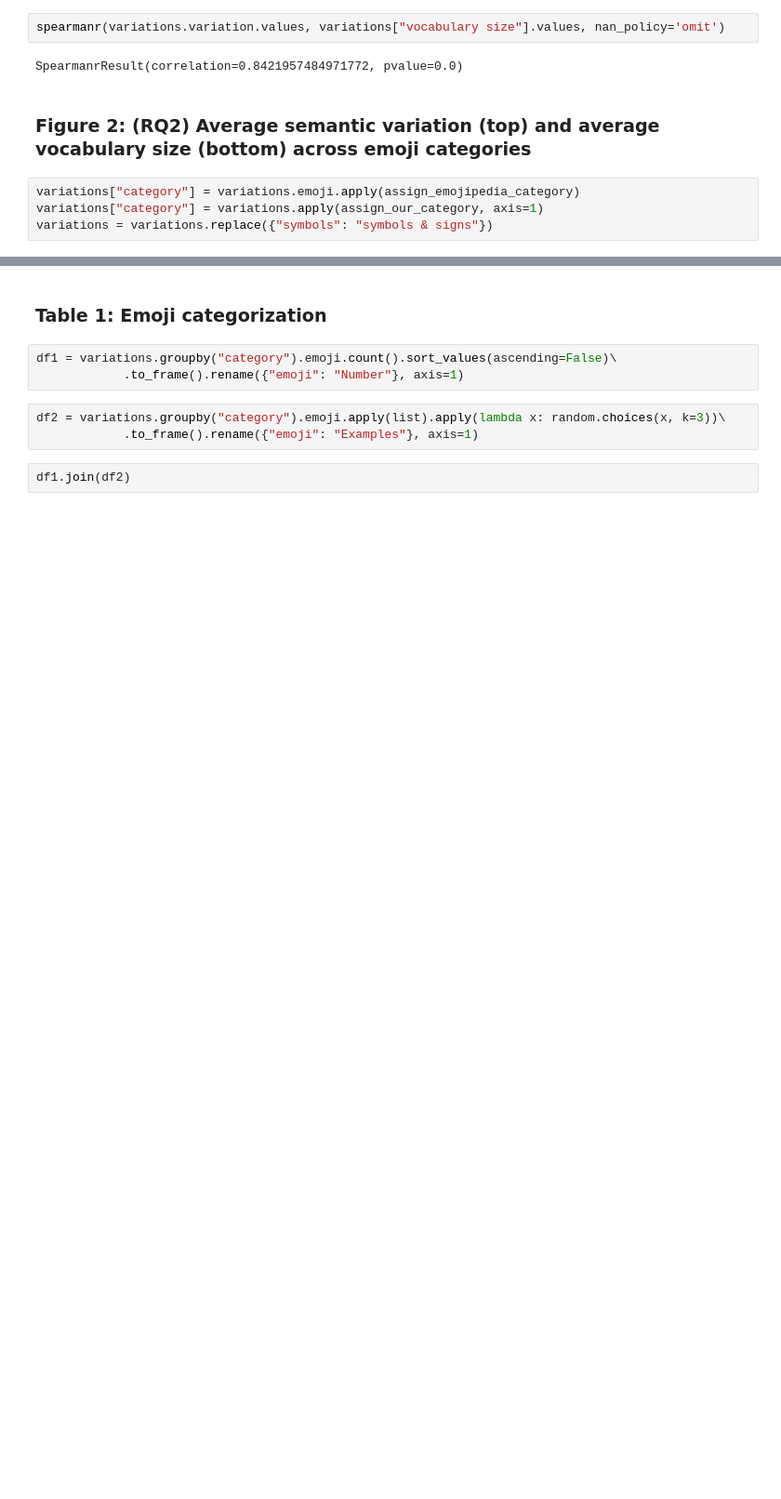
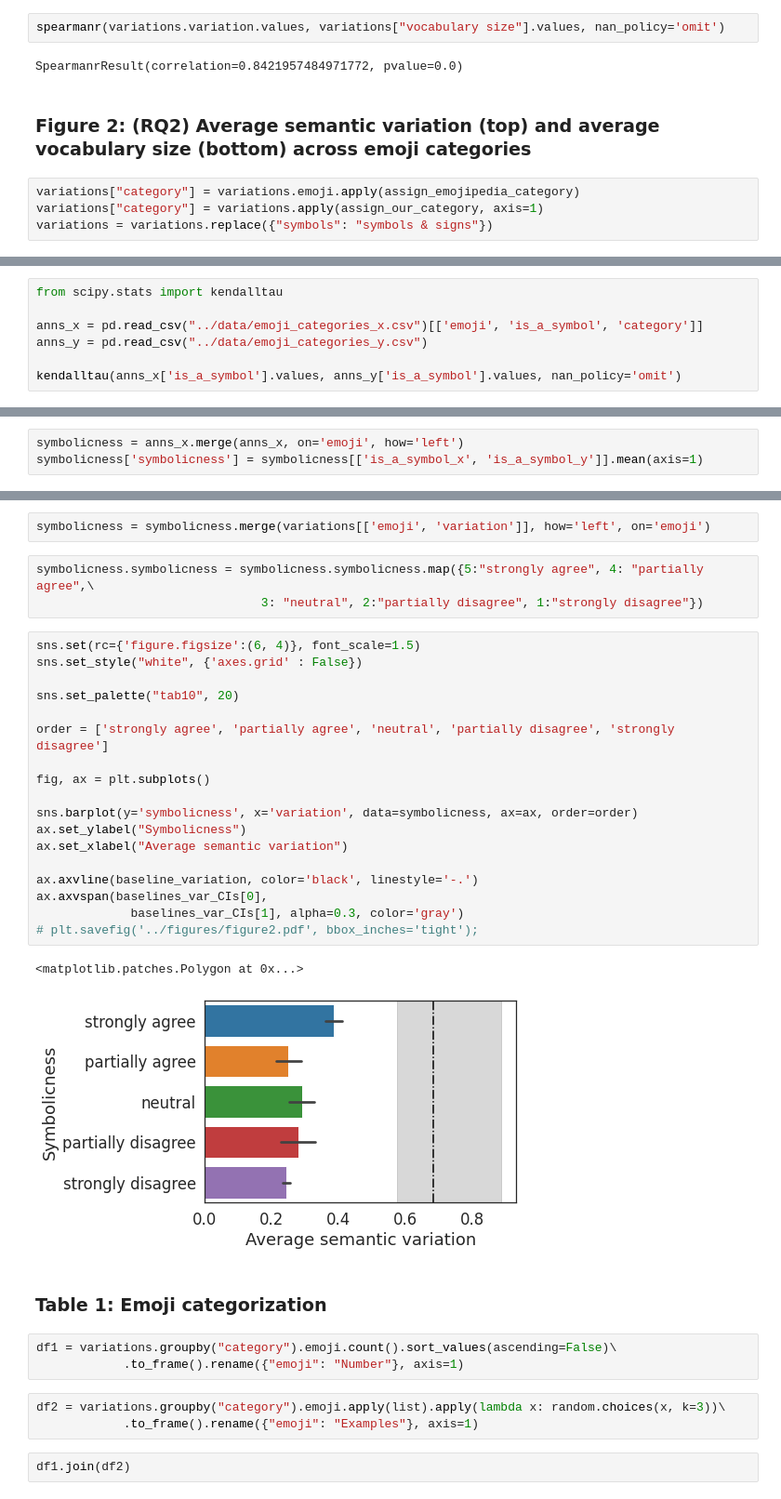
Before and after one commit to epfl-ada/emoji-ambiguity, a Jupyter notebook: notebooks/final_notebook.ipynb, the cells around one changed output, grey strips where cells are left out. Shown at 93% size. Drawn from its saved outputs; the diff is of its cells as text; blank space fills up the shorter version.

```diff
--- a/notebooks/final_notebook.ipynb
+++ b/notebooks/final_notebook.ipynb
@@ -169,0 +168,7 @@ plt.savefig('../figures/emojiCategories.pdf', bbox_inches='tight');
+# %%
+from scipy.stats import kendalltau
+
+anns_x = pd.read_csv("../data/emoji_categories_x.csv")[['emoji', 'is_a_symbol', 'category']]
+anns_y = pd.read_csv("../data/emoji_categories_y.csv")
+
+kendalltau(anns_x['is_a_symbol'].values, anns_y['is_a_symbol'].values, nan_policy='omit')
@@ -169,0 +177,3 @@ plt.savefig('../figures/emojiCategories.pdf', bbox_inches='tight');
+# %%
+symbolicness = anns_x.merge(anns_x, on='emoji', how='left')
+symbolicness['symbolicness'] = symbolicness[['is_a_symbol_x', 'is_a_symbol_y']].mean(axis=1)
@@ -170,3 +188,29 @@ plt.savefig('../figures/emojiCategories.pdf', bbox_inches='tight');
+# %%
+symbolicness = symbolicness.merge(variations[['emoji', 'variation']], how='left', on='emoji')
+# %%
+symbolicness.symbolicness = symbolicness.symbolicness.map({5:"strongly agree", 4: "partially agree",\
+                               3: "neutral", 2:"partially disagree", 1:"strongly disagree"})
+# %%
+sns.set(rc={'figure.figsize':(6, 4)}, font_scale=1.5)
+sns.set_style("white", {'axes.grid' : False})
+
+sns.set_palette("tab10", 20)
+
+order = ['strongly agree', 'partially agree', 'neutral', 'partially disagree', 'strongly disagree']
+
+fig, ax = plt.subplots()
+
+sns.barplot(y='symbolicness', x='variation', data=symbolicness, ax=ax, order=order)
+ax.set_ylabel("Symbolicness")
+ax.set_xlabel("Average semantic variation")
+
+ax.axvline(baseline_variation, color='black', linestyle='-.')
+ax.axvspan(baselines_var_CIs[0],
+             baselines_var_CIs[1], alpha=0.3, color='gray')
+# plt.savefig('../figures/figure2.pdf', bbox_inches='tight');
+# %% [output]
+<matplotlib.patches.Polygon at 0x...>
+[figure, added]
 # %% [markdown]
 ### Table 1: Emoji categorization
 # %%
```
Also changed, not shown: parts of 9 cells of this notebook, 6 other files.
